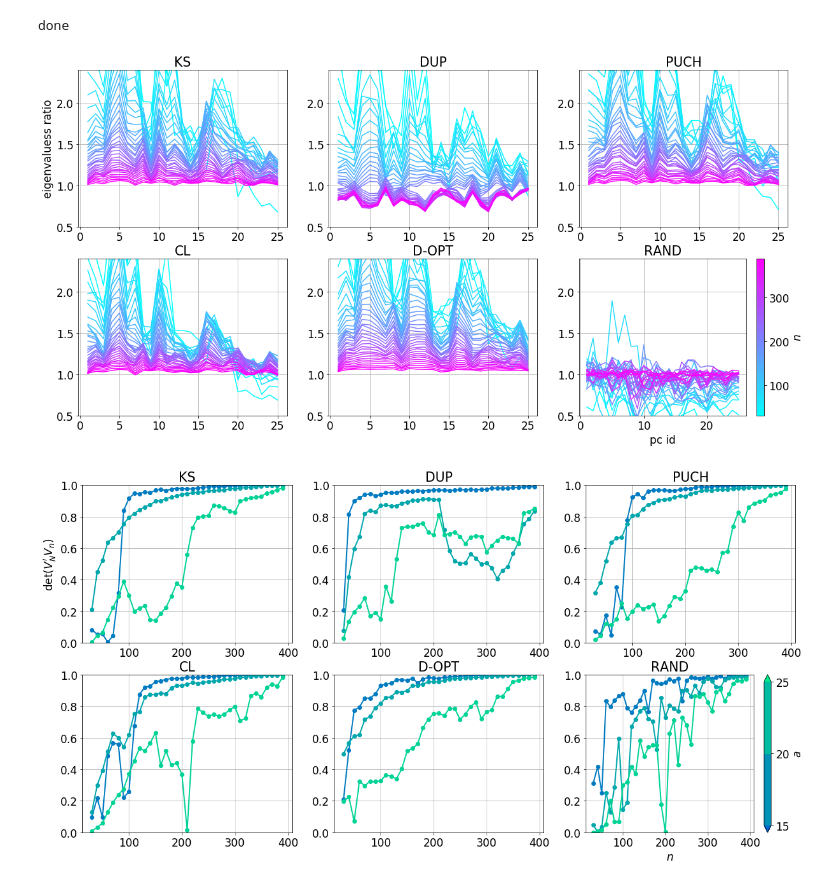
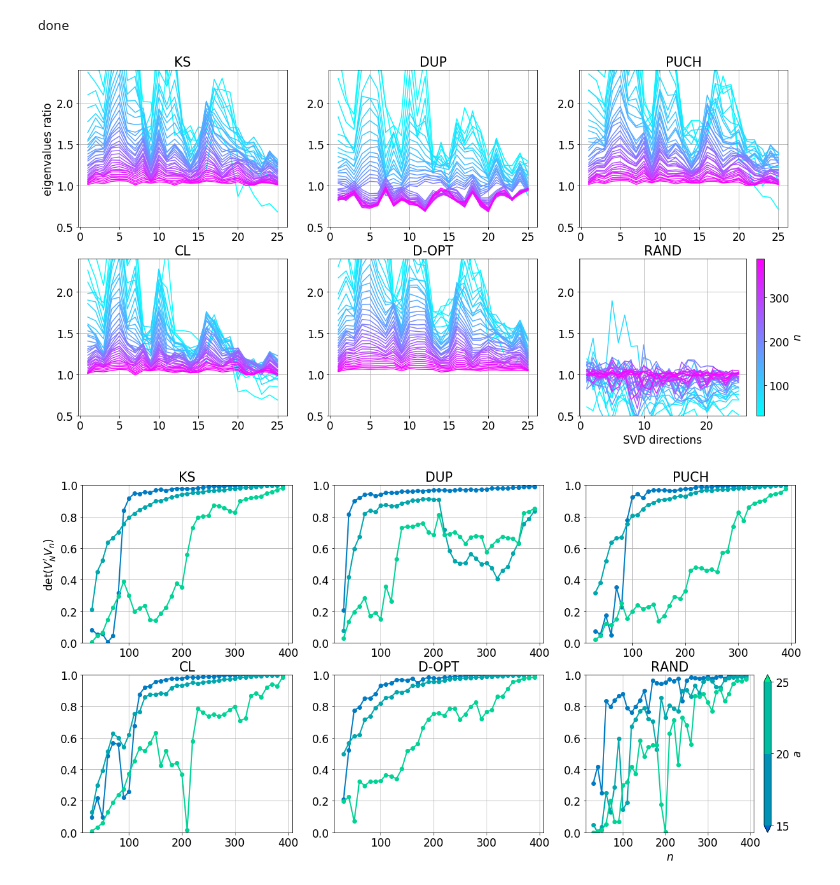
Before and after one commit to vfonsecad/unsupervised-sample-selection, a Jupyter notebook: scripts/d02_04_specific_framework.ipynb, the cells around one changed output. Saved outputs shown, nothing was run; the diff lists cells and outputs as text; code cells hidden in the pictures.

Commit message:
fixing svd directions label in figures

```diff
--- a/scripts/d02_04_specific_framework.ipynb
+++ b/scripts/d02_04_specific_framework.ipynb
@@ -164,36 +164,36 @@ plt.rcParams.update({'font.size': 17})
 fig, ax = plt.subplots(nrows = 2, ncols = 3, figsize = (20,10))
 
 
 jj = 0
 for method in methods_list:
 
     jj2 = jj
 
     if jj<3:
         k1=0
     else:
         k1=1
 
     if k1==1:
         jj2=jj-3
 
     for ii in range(eigen_vals_ratio.shape[0]):
         color_tuple = s_m.to_rgba(n_sel_range[ii])
         ax[k1,jj2].plot(np.arange(1,chosen_rank_range[-1]+1),eigen_vals_ratio[ii,:,jj], c = color_tuple)
     ax[k1,jj2].grid()
     ax[k1,jj2].set_title(method)
     ax[k1,jj2].set_ylim([0.5,2.4])
 
     jj+=1
 
-ax[-1,-1].set_xlabel("pc id")
-ax[0,0].set_ylabel("eigenvaluess ratio")
+ax[-1,-1].set_xlabel("SVD directions")
+ax[0,0].set_ylabel("eigenvalues ratio")
 cm = plt.colorbar(s_m)
 cm.set_label("$n$")
 plt.savefig(base_dir + "/manuscript/figures/"+caseID_key+"_specific_framework_eigenvalsratio.png",bbox_inches="tight")
 plt.show()
 # %% [output]
-[figure, old version]
+[figure, new version]
 # %%
 # --- plot eigenvect det
 
```
Also changed, not shown: 2 other files.
